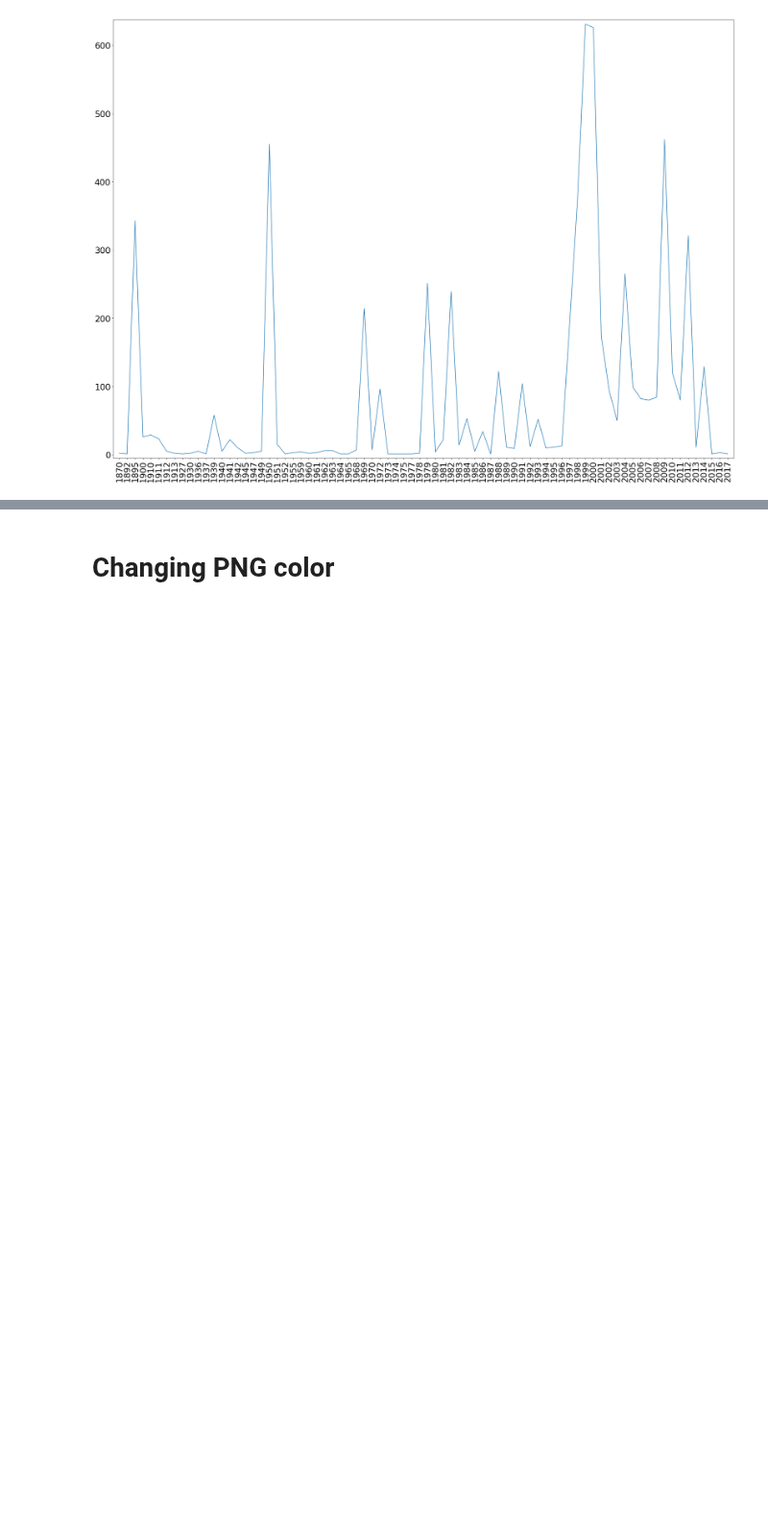
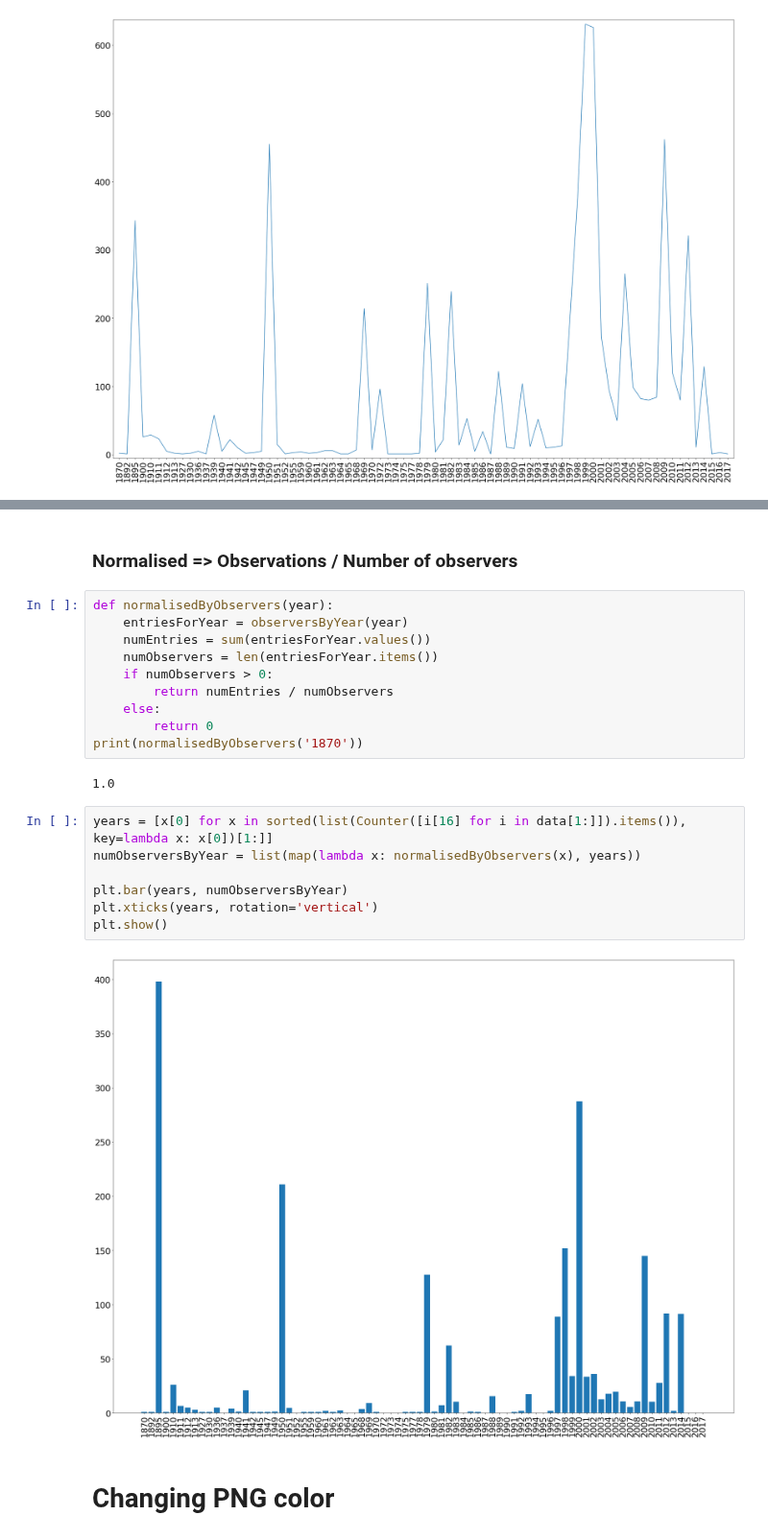
Before and after one commit to Daniel-Davies/DissertationCode, a Jupyter notebook: SpeciesPlot/SpeciesFreq.ipynb, the cells around one changed output, grey strips where cells are left out. Shown at 96% size. Cells and saved outputs as stored; diff of their text form; blank space fills up the shorter version.

```diff
--- a/SpeciesPlot/SpeciesFreq.ipynb
+++ b/SpeciesPlot/SpeciesFreq.ipynb
@@ -112,3 +158,26 @@ plt.show()
+# %% [markdown]
+### Normalised => Observations / Number of observers
+# %%
+def normalisedByObservers(year):
+    entriesForYear = observersByYear(year)
+    numEntries = sum(entriesForYear.values())
+    numObservers = len(entriesForYear.items())
+    if numObservers > 0:
+        return numEntries / numObservers
+    else:
+        return 0
+print(normalisedByObservers('1870'))
+# %% [output]
+1.0
+# %%
+years = [x[0] for x in sorted(list(Counter([i[16] for i in data[1:]]).items()), key=lambda x: x[0])[1:]]
+numObserversByYear = list(map(lambda x: normalisedByObservers(x), years))
+
+plt.bar(years, numObserversByYear)
+plt.xticks(years, rotation='vertical')
+plt.show()
+# %% [output]
+[figure, added]
 # %% [markdown]
 # Changing PNG color
 # %%
```
Also changed, not shown: parts of 5 cells of this notebook.
